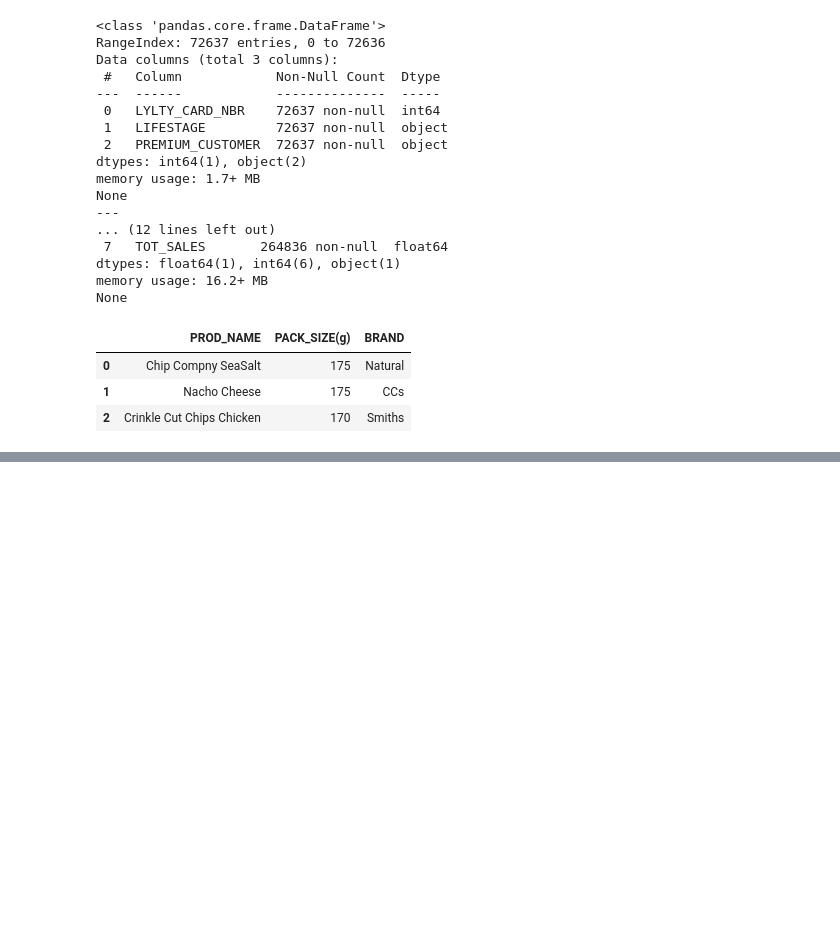
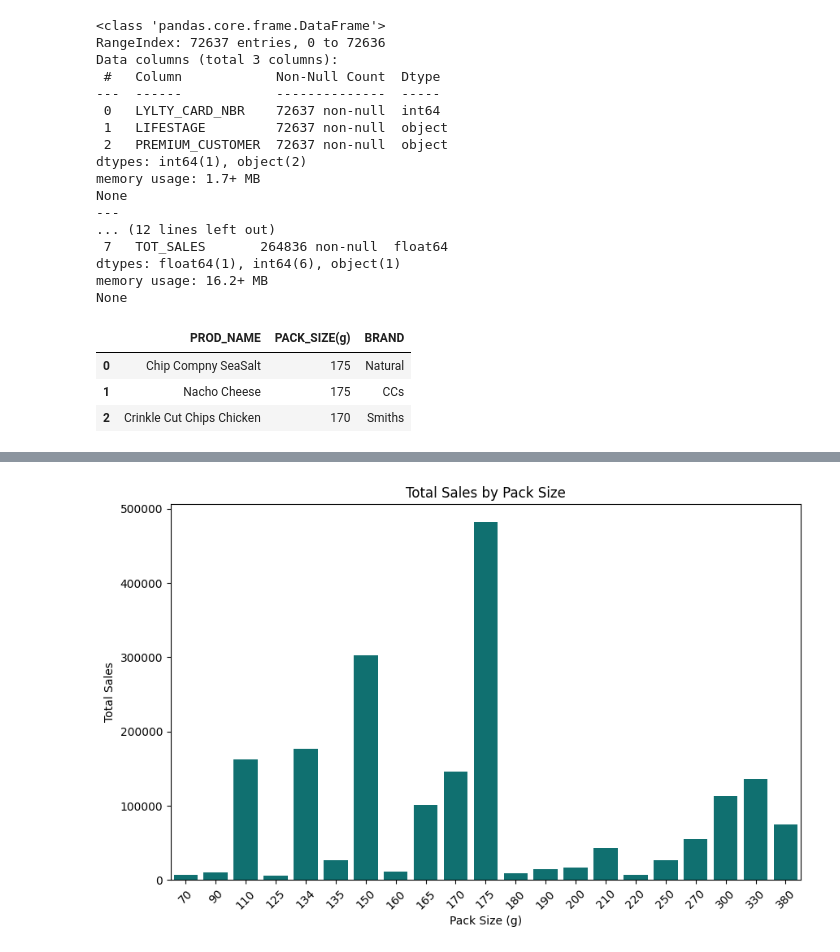
Before and after one commit to JoshuaPaul-lasisi/Quantium-Internship---Forage, a Jupyter notebook: notebooks/task 1.ipynb, the cells around one changed output, grey strips where cells are left out. Cells and saved outputs as stored; diff of their text form; code cells hidden in the pictures; blank space fills up the shorter version.

```diff
--- a/notebooks/task 1.ipynb
+++ b/notebooks/task 1.ipynb
@@ -123,0 +177,15 @@ dtype: int64
+# %%
+# Analyze the distribution of pack sizes
+pack_size_sales = data.groupby('PACK_SIZE(g)')['TOT_SALES'].sum().reset_index()
+
+# Visualize pack size sales
+plt.figure(figsize=(10, 6))
+sns.barplot(data=pack_size_sales, x='PACK_SIZE(g)', y='TOT_SALES', color='teal')
+plt.title('Total Sales by Pack Size')
+plt.ylabel('Total Sales')
+plt.xlabel('Pack Size (g)')
+plt.xticks(rotation=45)
+plt.savefig(f'{image_folder}pack__size_sales.png')
+plt.show()
+# %% [output]
+[figure, added]
```
Also changed, not shown: parts of 4 cells of this notebook, 4 other files.
